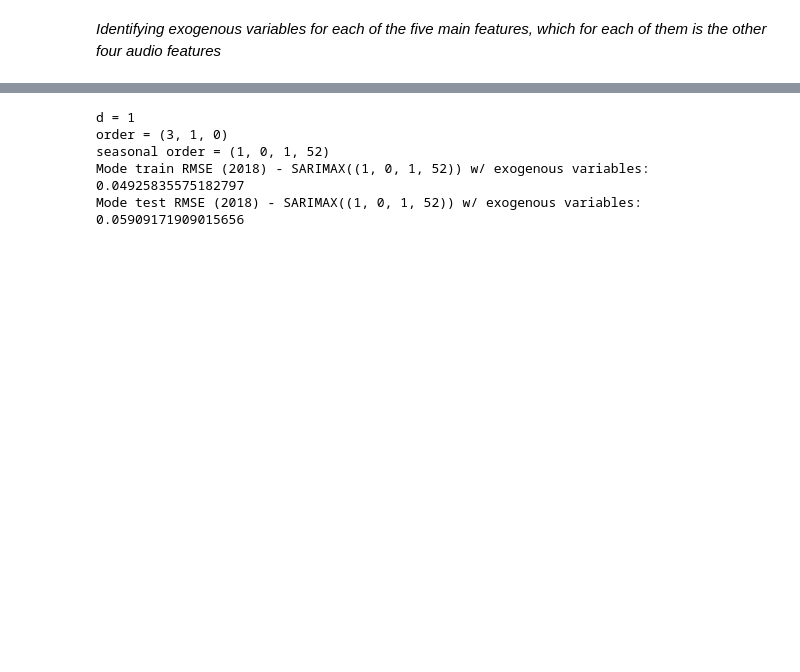
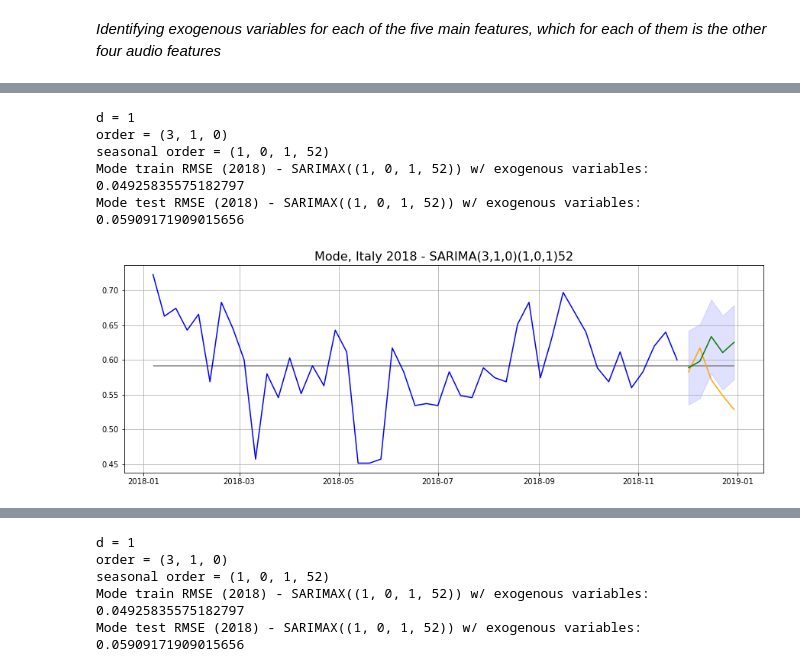
Before and after one commit to EmFib/music_for_the_future, a Jupyter notebook: code/model_benchmarking_2018_custom_d.ipynb, the cells around one changed output, grey strips where cells are left out. Saved outputs shown, nothing was run; the diff lists cells and outputs as text; code cells hidden in the pictures; blank space fills up the shorter version.

```diff
--- a/code/model_benchmarking_2018_custom_d.ipynb
+++ b/code/model_benchmarking_2018_custom_d.ipynb
@@ -928,0 +933,9 @@ Danceability test RMSE (2018) - SARIMAX((3, 0, 0, 48)) w/ exogenous variables: 0
+# %%
+sarima_predict_plot_exog(it_rw_18, 'mode', 2018, arima_param_df_18, exog_var=exog_mode, title=f'Mode, Italy 2018 - SARIMA(3,1,0)(1,0,1)52')
+# %% [output]
+d = 1
+order = (3, 1, 0)
+seasonal order = (1, 0, 1, 52)
+Mode train RMSE (2018) - SARIMAX((1, 0, 1, 52)) w/ exogenous variables: 0.04925835575182797
+Mode test RMSE (2018) - SARIMAX((1, 0, 1, 52)) w/ exogenous variables: 0.05909171909015656
+[figure, added]
```
Also changed, not shown: parts of 19 cells of this notebook, 4 other files.
